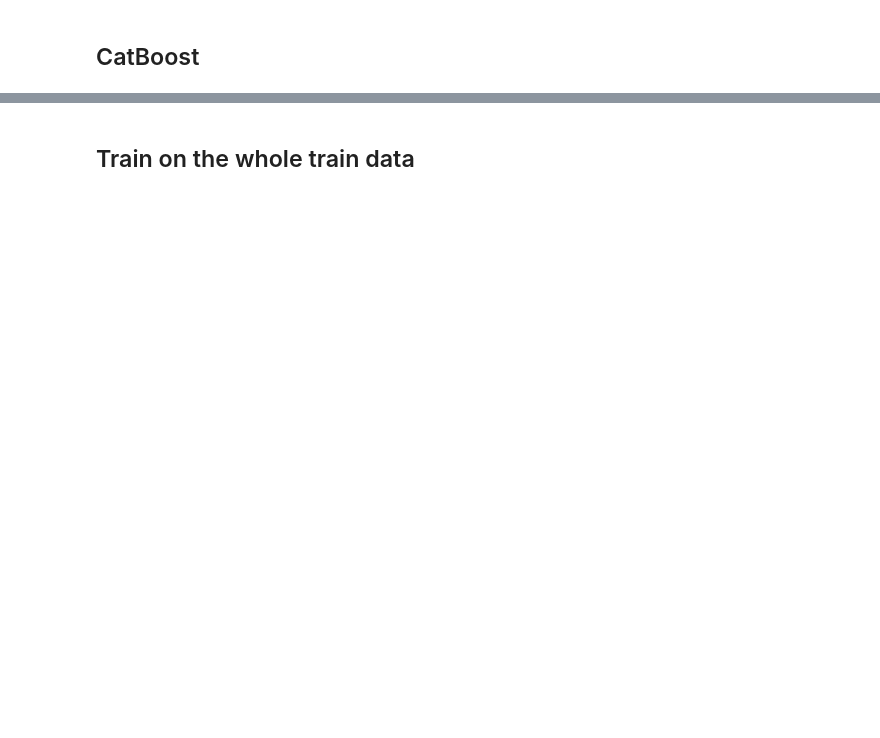
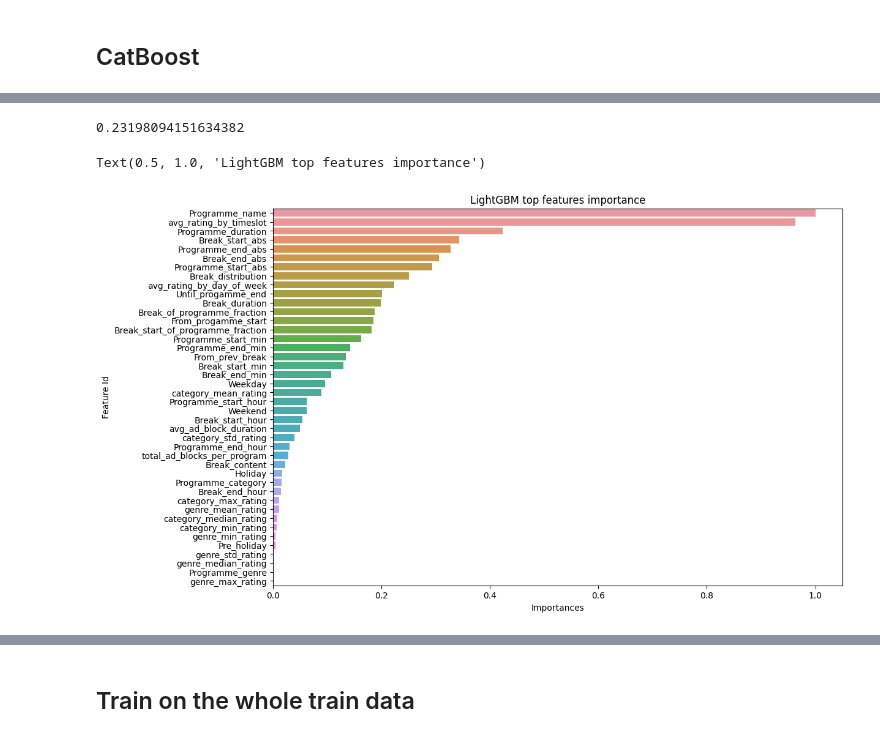
Before and after one commit to kglnsk/Xmas-Hack-AdvTech, a Jupyter notebook: xmas-importance-3.ipynb, the cells around one changed output, grey strips where cells are left out. Saved outputs shown, nothing was run; the diff lists cells and outputs as text; code cells hidden in the pictures; blank space fills up the shorter version.

```diff
--- a/xmas-importance-3.ipynb
+++ b/xmas-importance-3.ipynb
@@ -703,0 +316,28 @@ KeyboardInterrupt:
+# %%
+X_train[cat_features] = X_train[cat_features].astype('category')
+X_valid[cat_features] = X_valid[cat_features].astype('category')
+
+lgb_params = {
+        "objective": "mape",
+        "n_estimators": 5000,
+        "num_leaves": 128,
+        "subsample": 0.6,
+        "colsample_bytree": 0.66,
+        "learning_rate": 0.009,
+        "n_jobs": 4,
+        "verbosity": -1,
+        "importance_type": "gain",
+        "boosting": 'gbdt',
+        "random_state": 42,
+    }
+
+lgb_model = lgb.LGBMRegressor(**lgb_params)
+lgb_model.fit(X_train,
+          y_train,
+          eval_set=[(X_valid, y_valid)],
+          categorical_feature=cat_features,
+          callbacks=[
+            lgb.callback.early_stopping(stopping_rounds=100),
+            lgb.callback.log_evaluation(period=100),
+          ],
+         )
@@ -703,0 +376,16 @@ KeyboardInterrupt:
+# %%
+preds = lgb_model.predict(X_valid)
+preds = [max(0.03, pred) for pred in preds]
+MAPE(y_valid, preds)
+# %% [output]
+0.23198094151634382
+# %%
+fea_imp = pd.DataFrame({'Feature Id':X_train.columns, 'Importances':lgb_model.feature_importances_})
+lgbm_feature_importances = fea_imp.loc[fea_imp['Importances'] > 0].sort_values(by=['Importances'], ascending = False)
+lgbm_feature_importances['Importances'] /= np.max(lgbm_feature_importances['Importances'])
+plt.figure(figsize=(12, 8))
+sns.barplot(x="Importances", y="Feature Id", data=lgbm_feature_importances)
+plt.title('LightGBM top features importance')
+# %% [output]
+Text(0.5, 1.0, 'LightGBM top features importance')
+[figure, added]
```
Also changed, not shown: parts of 63 cells of this notebook.
